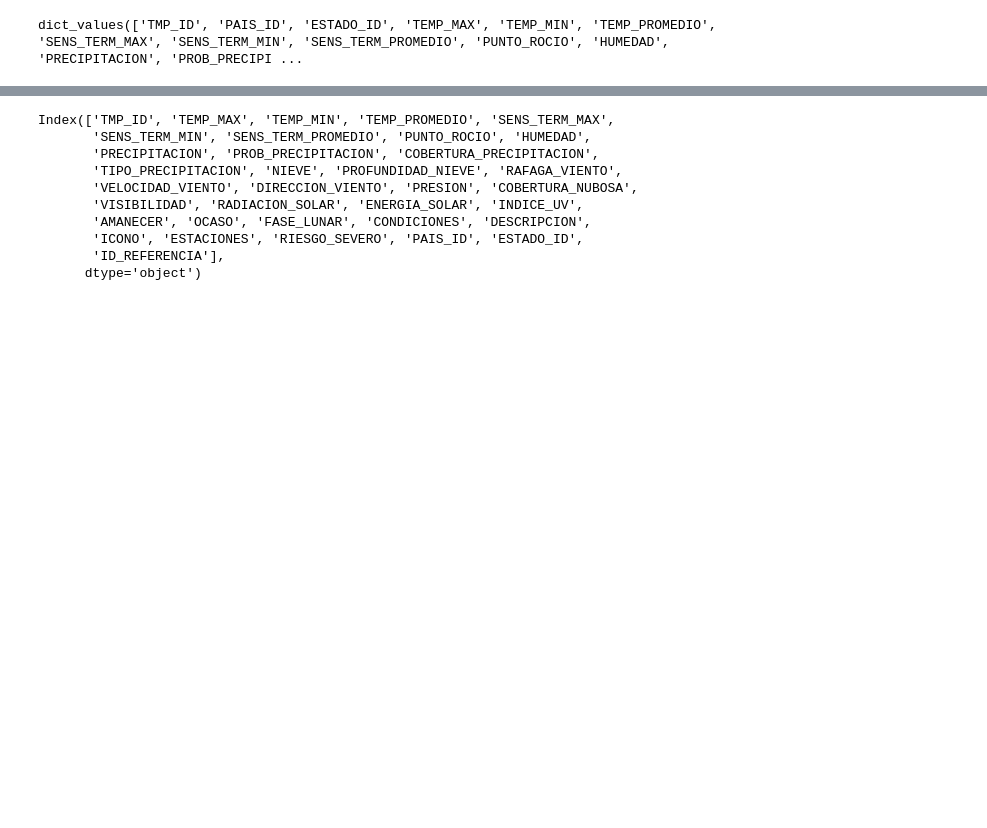
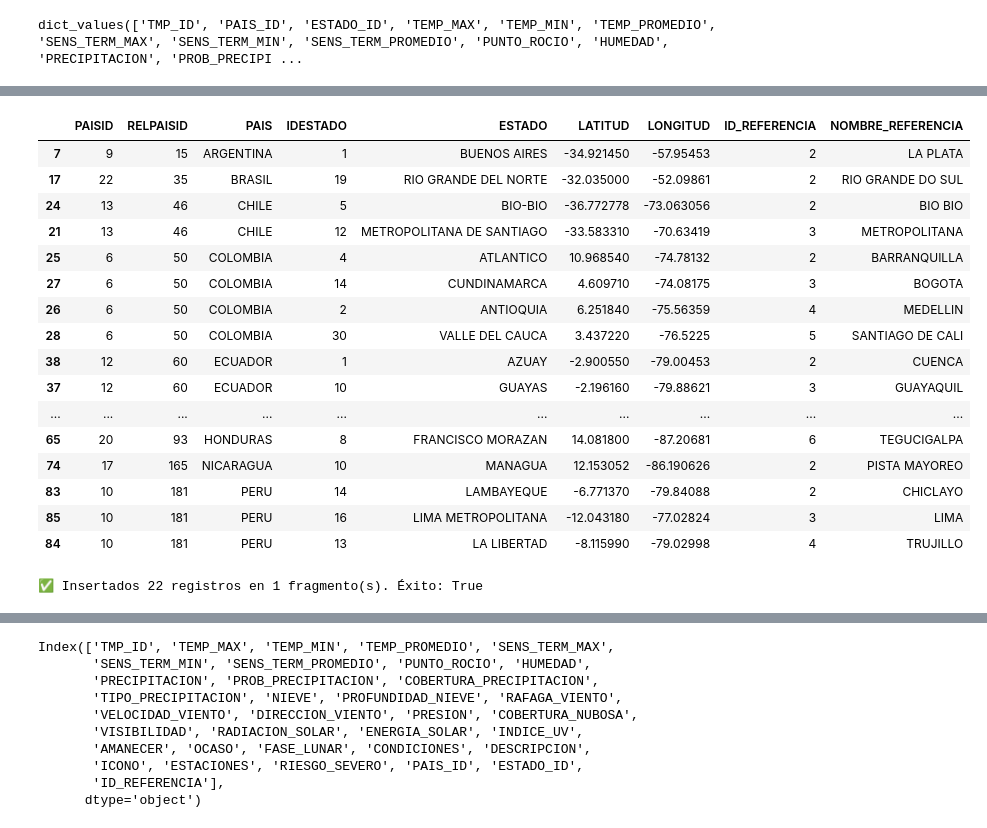
Before and after one commit to ELSILVAGM/API_Weather, a Jupyter notebook: ActualizacionClimaInternacional 1.ipynb, the cells around one changed output, grey strips where cells are left out. Cells and saved outputs as stored; diff of their text form; code cells hidden in the pictures; blank space fills up the shorter version.

```diff
--- a/ActualizacionClimaInternacional 1.ipynb
+++ b/ActualizacionClimaInternacional 1.ipynb
@@ -716,0 +736,54 @@ dict_values(['TMP_ID', 'PAIS_ID', 'ESTADO_ID', 'TEMP_MAX', 'TEMP_MIN', 'TEMP_PRO
+# %%
+filtro= filtro[['PAISID','RELPAISID','PAIS','IDESTADO','ESTADO', 'LATITUD', 'LONGITUD', 'ID_REFERENCIA', 'NOMBRE_REFERENCIA']]
+filtro
+# %% [output]
+|  | PAISID | RELPAISID | PAIS | IDESTADO | ESTADO | LATITUD | LONGITUD | ID_REFERENCIA | NOMBRE_REFERENCIA |
+| 7 | 9 | 15 | ARGENTINA | 1 | BUENOS AIRES | -34.921450 | -57.95453 | 2 | LA PLATA |
+| 17 | 22 | 35 | BRASIL | 19 | RIO GRANDE DEL NORTE | -32.035000 | -52.09861 | 2 | RIO GRANDE DO SUL |
+| 24 | 13 | 46 | CHILE | 5 | BIO-BIO | -36.772778 | -73.063056 | 2 | BIO BIO |
+| 21 | 13 | 46 | CHILE | 12 | METROPOLITANA DE SANTIAGO | -33.583310 | -70.63419 | 3 | METROPOLITANA |
+| 25 | 6 | 50 | COLOMBIA | 4 | ATLANTICO | 10.968540 | -74.78132 | 2 | BARRANQUILLA |
+| 27 | 6 | 50 | COLOMBIA | 14 | CUNDINAMARCA | 4.609710 | -74.08175 | 3 | BOGOTA |
+| 26 | 6 | 50 | COLOMBIA | 2 | ANTIOQUIA | 6.251840 | -75.56359 | 4 | MEDELLIN |
+| 28 | 6 | 50 | COLOMBIA | 30 | VALLE DEL CAUCA | 3.437220 | -76.5225 | 5 | SANTIAGO DE CALI |
+| 38 | 12 | 60 | ECUADOR | 1 | AZUAY | -2.900550 | -79.00453 | 2 | CUENCA |
+| 37 | 12 | 60 | ECUADOR | 10 | GUAYAS | -2.196160 | -79.88621 | 3 | GUAYAQUIL |
+| ... | ... | ... | ... | ... | ... | ... | ... | ... | ... |
+| 65 | 20 | 93 | HONDURAS | 8 | FRANCISCO MORAZAN | 14.081800 | -87.20681 | 6 | TEGUCIGALPA |
+| 74 | 17 | 165 | NICARAGUA | 10 | MANAGUA | 12.153052 | -86.190626 | 2 | PISTA MAYOREO |
+| 83 | 10 | 181 | PERU | 14 | LAMBAYEQUE | -6.771370 | -79.84088 | 2 | CHICLAYO |
+| 85 | 10 | 181 | PERU | 16 | LIMA METROPOLITANA | -12.043180 | -77.02824 | 3 | LIMA |
+| 84 | 10 | 181 | PERU | 13 | LA LIBERTAD | -8.115990 | -79.02998 | 4 | TRUJILLO |
+# %%
+import pandas as pd
+import snowflake.connector
+from snowflake.connector.pandas_tools import write_pandas
+
+# Crear conexión a Snowflake
+conn = snowflake.connector.connect(
+    user=USER,
+    password=PASSWORD,
+    account=ACCOUNT,
+    database='DEV_STG',
+    schema='GNM_CT'
+)
+
+# Crear cursor
+cursor = conn.cursor()
+
+# Supongamos que tu DataFrame es df
+# df = pd.DataFrame(...)
+
+# Insertar con write_pandas
+success, nchunks, nrows, _ = write_pandas(
+    conn=conn,
+    df=filtro,
+    table_name="CAT_REGIONES_COORDENADAS",
+    schema="GNM_CT",
+    database="DEV_STG",
+    quote_identifiers=False  # True si tienes nombres con espacios o minúsculas
+)
+
+print(f"✅ Insertados {nrows} registros en {nchunks} fragmento(s). Éxito: {success}")
+# %% [output]
+✅ Insertados 22 registros en 1 fragmento(s). Éxito: True
```
Also changed, not shown: parts of 17 cells of this notebook.
